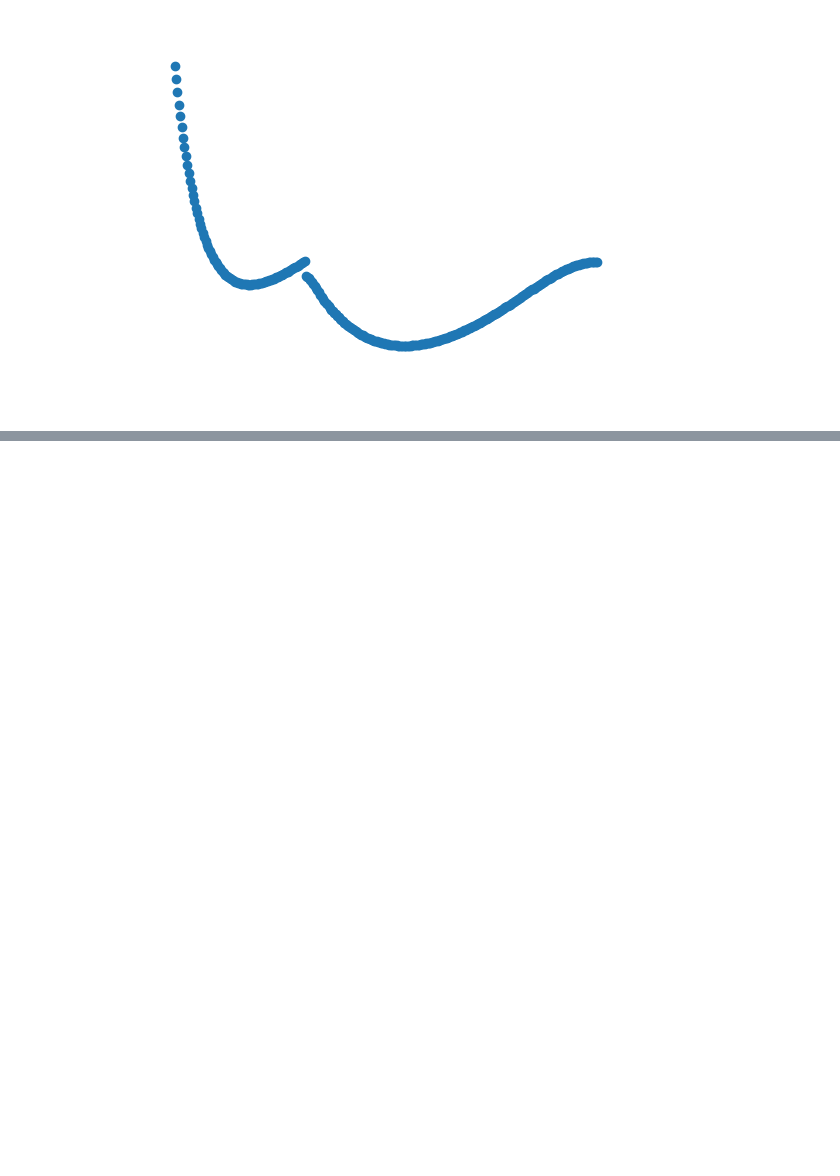
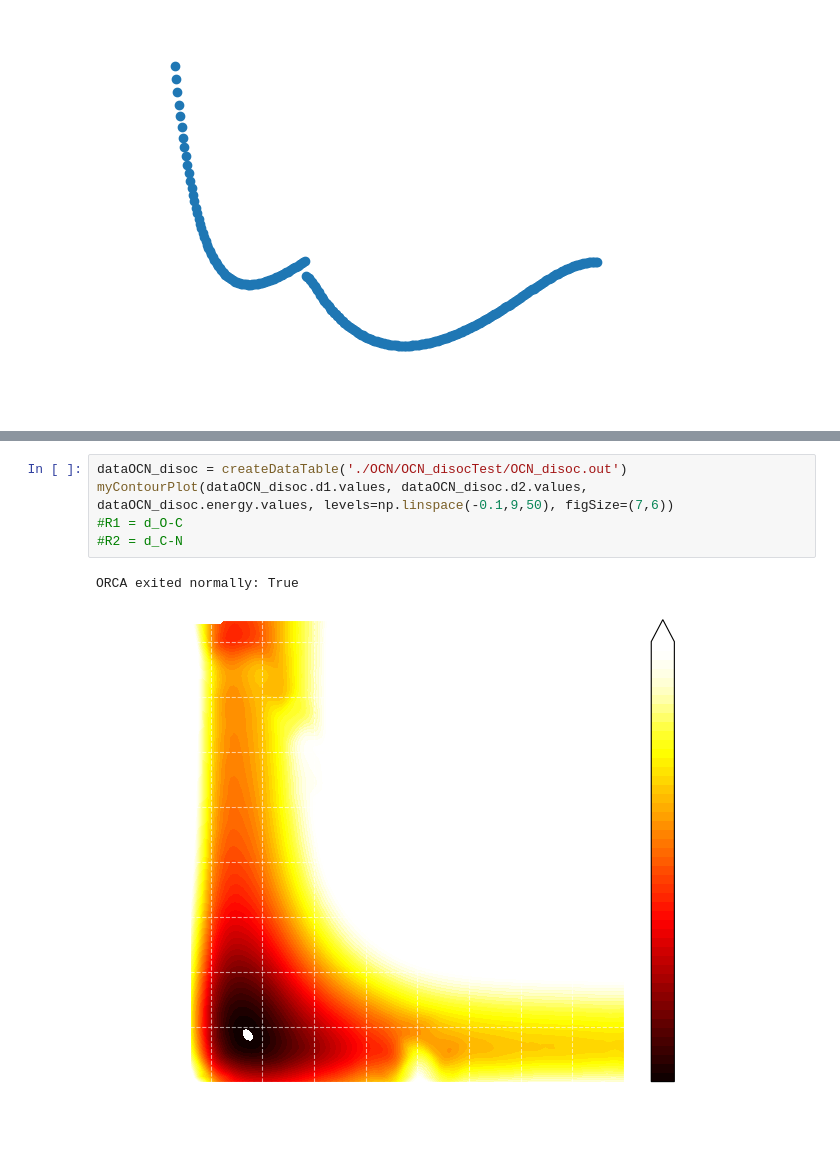
Before and after one commit to MaxiInafuku/2025ExactasJTP, a Jupyter notebook: PES_parser.ipynb, the cells around one changed output, grey strips where cells are left out. Saved outputs shown, nothing was run; the diff lists cells and outputs as text; blank space fills up the shorter version.

```diff
--- a/PES_parser.ipynb
+++ b/PES_parser.ipynb
@@ -449,0 +495,8 @@ ORCA exited normally: True
+# %%
+dataOCN_disoc = createDataTable('./OCN/OCN_disocTest/OCN_disoc.out')
+myContourPlot(dataOCN_disoc.d1.values, dataOCN_disoc.d2.values, dataOCN_disoc.energy.values, levels=np.linspace(-0.1,9,50), figSize=(7,6))
+#R1 = d_O-C
+#R2 = d_C-N
+# %% [output]
+ORCA exited normally: True
+[figure, added]
```
Also changed, not shown: parts of 11 cells of this notebook.
